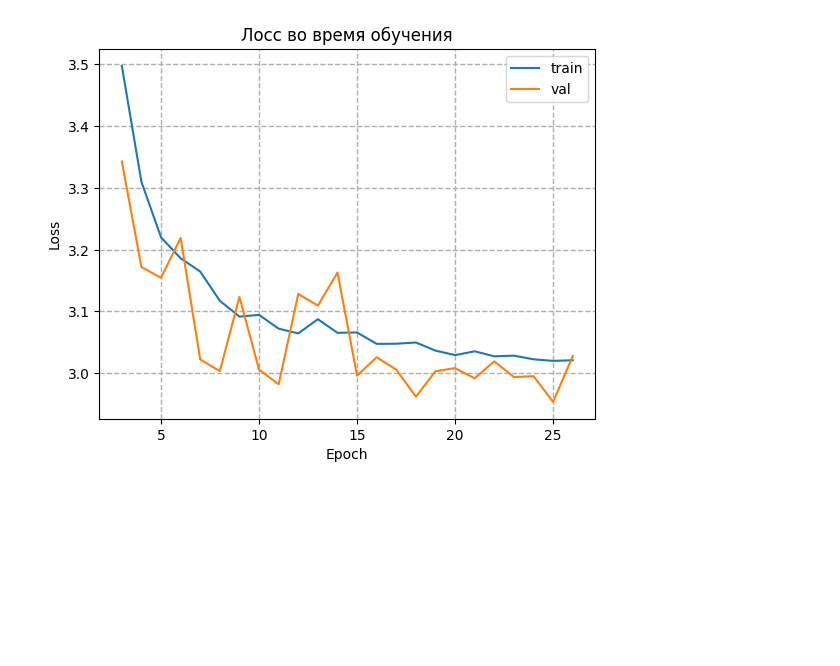
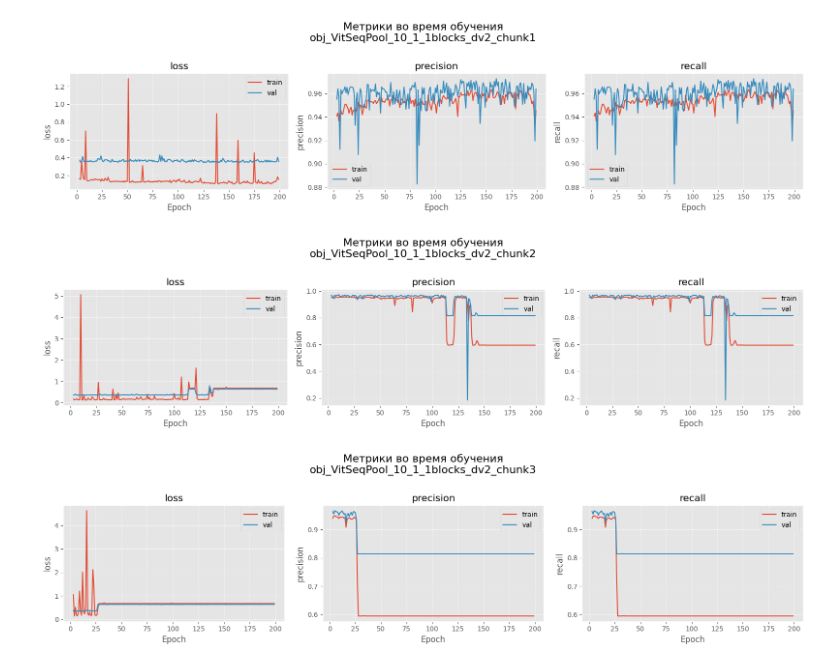
Before and after one commit to SivenM/det_small_people, a Jupyter notebook: vis_train_history.ipynb, the cells around one changed output. Saved outputs shown, nothing was run; the diff lists cells and outputs as text; code cells hidden in the pictures; blank space fills up the shorter version.

```diff
--- a/vis_train_history.ipynb
+++ b/vis_train_history.ipynb
@@ -8,11 +5,49 @@ train_df = pd.read_csv(path)
-# %%
-plt.plot(train_df['epoch'][3:], train_df['loss'][3:], label='train')
-plt.plot(train_df['epoch'][3:], train_df['val_loss'][3:], label='val')
-plt.xlabel('Epoch')
-plt.ylabel('Loss')
-plt.title('Лосс во время обучения')
-plt.legend()
-plt.grid(linewidth=1, linestyle='--')
-plt.show()
-# %% [output]
-[figure, removed]
+# %%
+plt.style.use('ggplot')           # или 'default', 'bmh', 'seaborn-v0_8' и др.
+plt.rcParams['figure.figsize'] = (14, 3.8)   # ширина × высота одной фигуры
+metric_list = [['loss', 'val_loss'], ['precision', 'v_precision'], ['recall', 'v_recall']]
+# %%
+def show_results(df:pd.DataFrame, metric_list:list, name:str) -> None:
+    num_plots = len(metric_list)
+    fig, axes = plt.subplots(1, num_plots, figsize=(16, 4), sharex=True)
+    for i, metric in enumerate(metric_list):
+        axes[i].plot(df['epoch'][3:], df[metric[0]][3:], label='train')
+        axes[i].plot(df['epoch'][3:], df[metric[1]][3:], label='val')
+        axes[i].set_title(metric[0])
+        axes[i].set_xlabel('Epoch')
+        axes[i].set_ylabel(metric[0])
+        axes[i].legend()
+        axes[i].grid(linewidth=0.8, linestyle='--', alpha=0.7)
+    fig.suptitle(f'Метрики во время обучения\n{name}', fontsize=16, y=1.02)
+    # Чтобы подписи не налезали друг на друга
+    plt.tight_layout()
+    plt.show()
+
+
+def vis_data_results(path:str|list[str], metric_list:list):
+    if type(path) == list:
+        for csv_path in path:
+            name = csv_path.split('/')[-3]
+            try:
+                train_df = pd.read_csv(csv_path)
+                show_results(train_df, metric_list, name)
+            except Exception as e:
+                print(f"{e}:\n{csv_path}\n")
+    else:
+        name = path.split('/')[-3]
+        train_df = pd.read_csv(csv_path)
+        show_results(train_df, metric_list, name)
+# %%
+path_list  = [
+    "runs/sequense_cls/v2/obj_VitSeqPool_10_1_1blocks_dv2_chunk1/logs/logs.csv",
+    "runs/sequense_cls/v2/obj_VitSeqPool_10_1_1blocks_dv2_chunk2/logs/logs.csv",
+    "runs/sequense_cls/v2/obj_VitSeqPool_10_1_1blocks_dv2_chunk3/logs/logs.csv",
+]
+for path in path_list:
+    name = path.split('/')[-3]
+    train_df = pd.read_csv(path)
+    show_results(train_df, metric_list, name)
+# %% [output]
+[figure, added]
+[figure, added]
+[figure, added]
```
Also changed, not shown: parts of 2 cells of this notebook, 11 other files.
